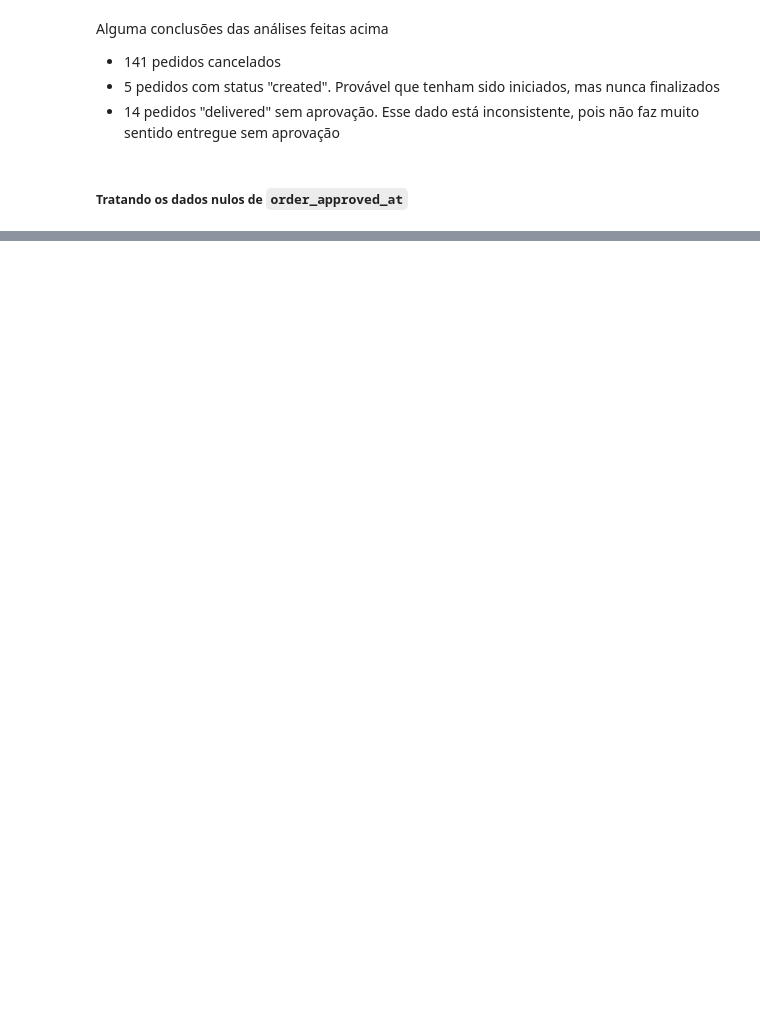
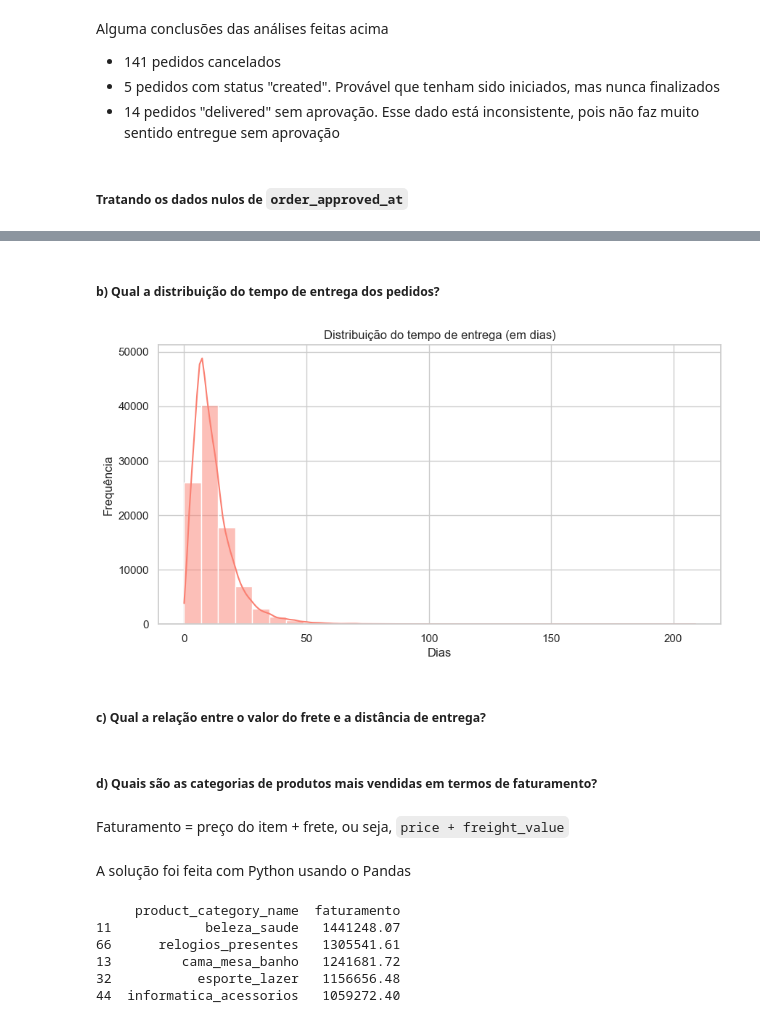
Before and after one commit to DaviRic/triggo.ia-project, a Jupyter notebook: notebook/main.ipynb, the cells around one changed output, grey strips where cells are left out. Drawn from its saved outputs; the diff is of its cells as text; code cells hidden in the pictures; blank space fills up the shorter version.

```diff
--- a/notebook/main.ipynb
+++ b/notebook/main.ipynb
@@ -435,0 +592,56 @@ Nesse processo, foi gerado o DataFrame `df_orders_produtos`. Esse DataFrame reú
+# %% [markdown]
+##### b) Qual a distribuição do tempo de entrega dos pedidos?
+# %%
+query = """
+SELECT
+    CAST(julianday(order_delivered_customer_date) - julianday(order_purchase_timestamp) AS INTEGER) tempo_entrega_em_dias
+FROM orders
+WHERE order_status = 'delivered'
+    AND order_delivered_customer_date IS NOT NULL
+    AND order_purchase_timestamp IS NOT NULL;
+"""
+
+df_tempo_entrega = pd.read_sql_query(query, conn)
+df_tempo_entrega.head(3)
+
+plt.figure(figsize=(10, 5))
+sns.histplot(df_tempo_entrega['tempo_entrega_em_dias'], bins=30, kde=True, color='salmon')
+plt.title('Distribuição do tempo de entrega (em dias)')
+plt.xlabel('Dias')
+plt.ylabel('Frequência')
+plt.grid(True)
+plt.show()
+# %% [output]
+[figure, added]
+# %% [markdown]
+##### c) Qual a relação entre o valor do frete e a distância de entrega?
+# %% [markdown]
+##### d) Quais são as categorias de produtos mais vendidas em termos de faturamento?
+# %% [markdown]
+Faturamento = preço do item + frete, ou seja, `price + freight_value`
+# %% [markdown]
+A solução foi feita com Python usando o Pandas
+# %%
+df_items = dfs['order_items']
+df_products = dfs['products']
+
+# Juntando os produtos aos itens dos pedidos
+df_merge = df_items.merge(df_products[['product_id', 'product_category_name']], on='product_id', how='left')
+
+# Cálculo do faturamento (preço + frete)
+df_merge['faturamento'] = df_merge['price'] + df_merge['freight_value']
+
+# Agrupa por categoria e soma o faturamento
+df_faturamento_categoria = df_merge.groupby('product_category_name')['faturamento'].sum().reset_index()
+
+# Ordenando do maior para o menor
+df_faturamento_categoria = df_faturamento_categoria.sort_values(by='faturamento', ascending=False)
+
+print(df_faturamento_categoria.head(5))
+# %% [output]
+     product_category_name  faturamento
+11            beleza_saude   1441248.07
+66      relogios_presentes   1305541.61
+13         cama_mesa_banho   1241681.72
+32           esporte_lazer   1156656.48
+44  informatica_acessorios   1059272.40
```
Also changed, not shown: parts of 20 cells of this notebook.
